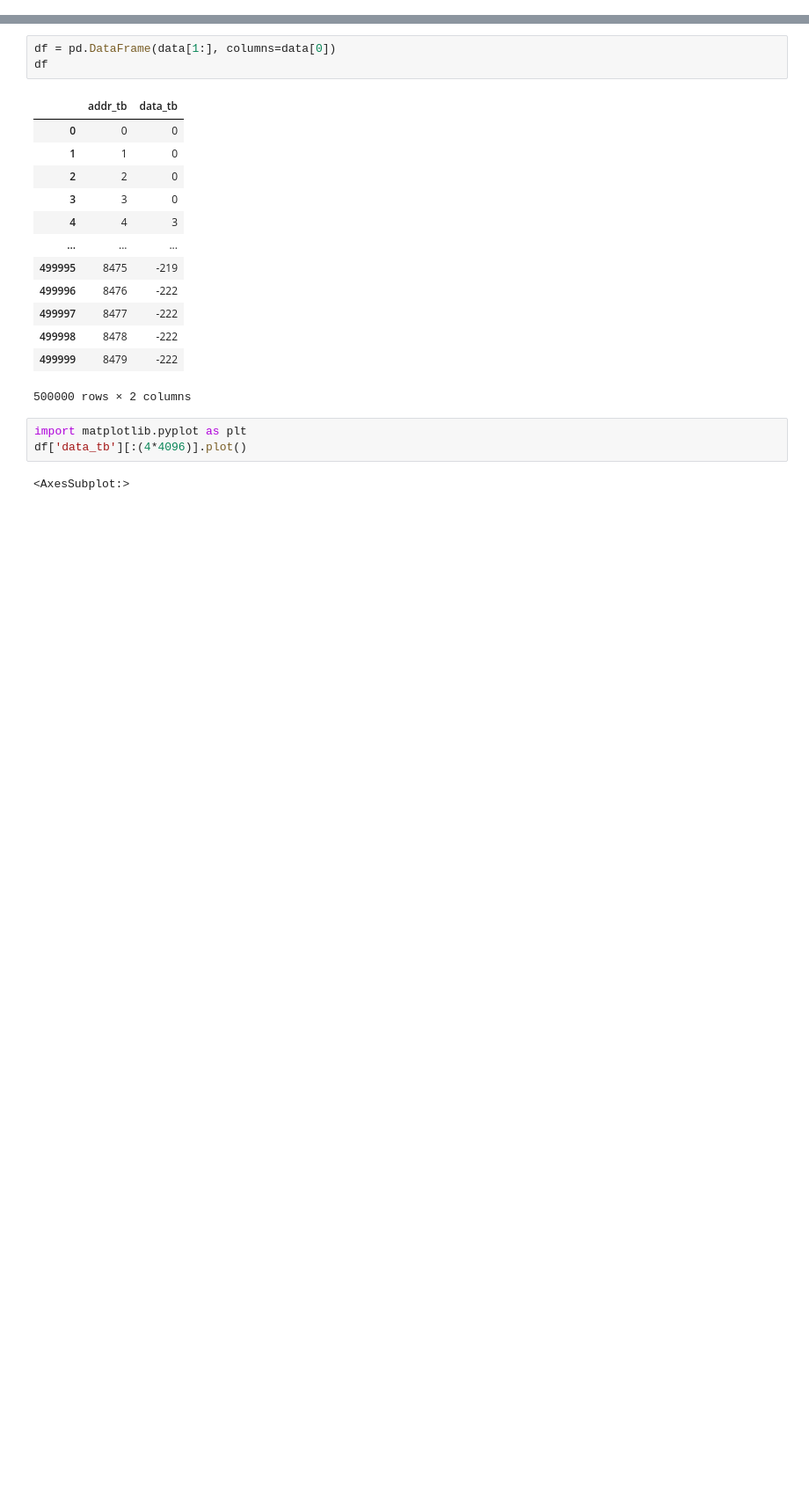
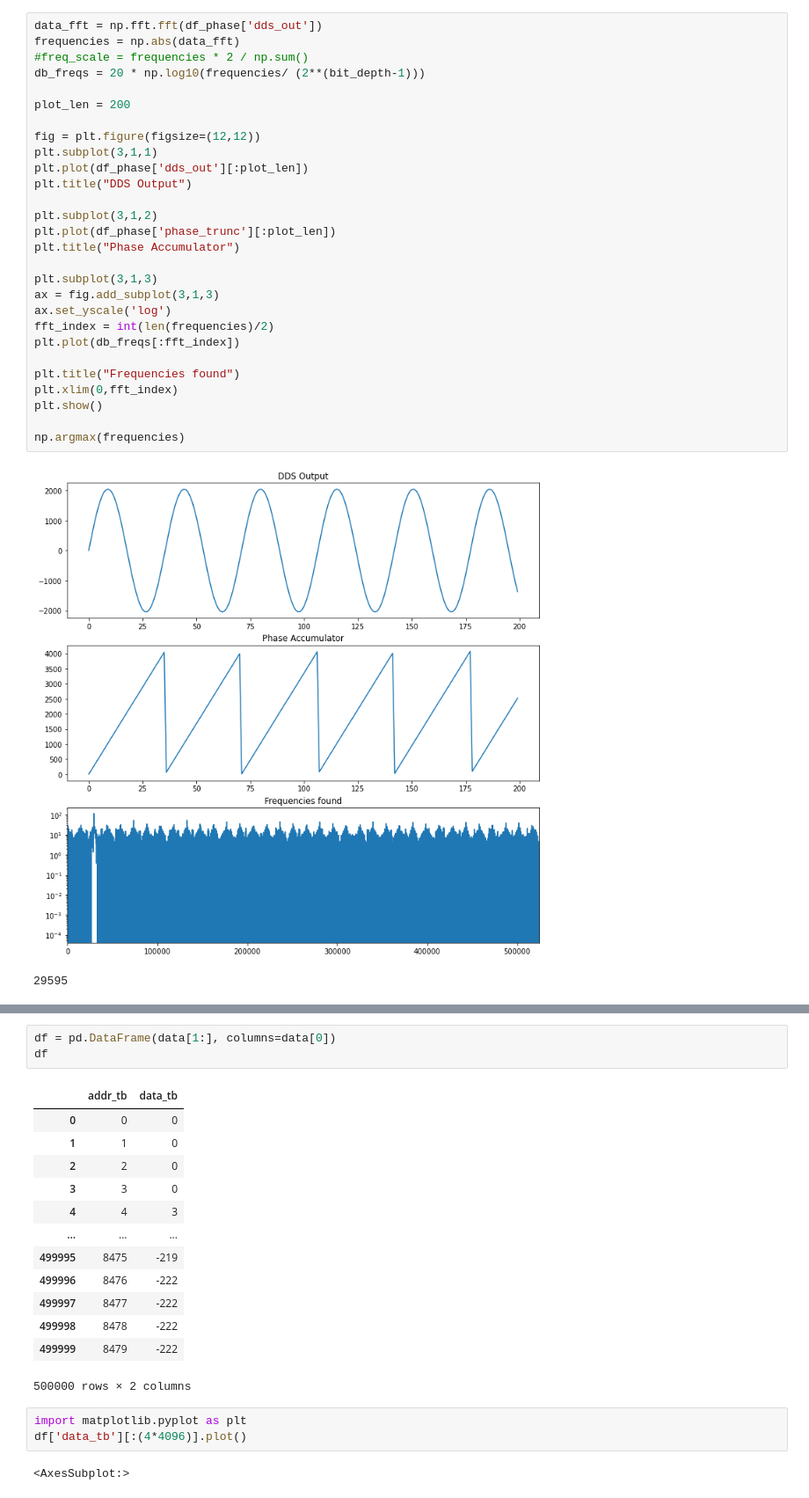
Before and after one commit to Cushychicken/dds-engine, a Jupyter notebook: tools/analyze-sfdr.ipynb, the cells around one changed output, grey strips where cells are left out. Shown at 88% size. Cells and saved outputs as stored; diff of their text form; blank space fills up the shorter version.

```diff
--- a/tools/analyze-sfdr.ipynb
+++ b/tools/analyze-sfdr.ipynb
@@ -54,3 +102,34 @@ df_phase['dds_out'].plot()
+# %%
+data_fft = np.fft.fft(df_phase['dds_out'])
+frequencies = np.abs(data_fft)
+#freq_scale = frequencies * 2 / np.sum()
+db_freqs = 20 * np.log10(frequencies/ (2**(bit_depth-1)))
+
+plot_len = 200
+
+fig = plt.figure(figsize=(12,12))
+plt.subplot(3,1,1)
+plt.plot(df_phase['dds_out'][:plot_len])
+plt.title("DDS Output")
+
+plt.subplot(3,1,2)
+plt.plot(df_phase['phase_trunc'][:plot_len])
+plt.title("Phase Accumulator")
+
+plt.subplot(3,1,3)
+ax = fig.add_subplot(3,1,3)
+ax.set_yscale('log')
+fft_index = int(len(frequencies)/2)
+plt.plot(db_freqs[:fft_index])
+
+plt.title("Frequencies found")
+plt.xlim(0,fft_index)
+plt.show()
+
+np.argmax(frequencies)
+# %% [output]
+[figure, added]
+29595
 # %%
 data = []
 with open('../output_results.txt') as f:
```
Also changed, not shown: parts of 18 cells of this notebook.
